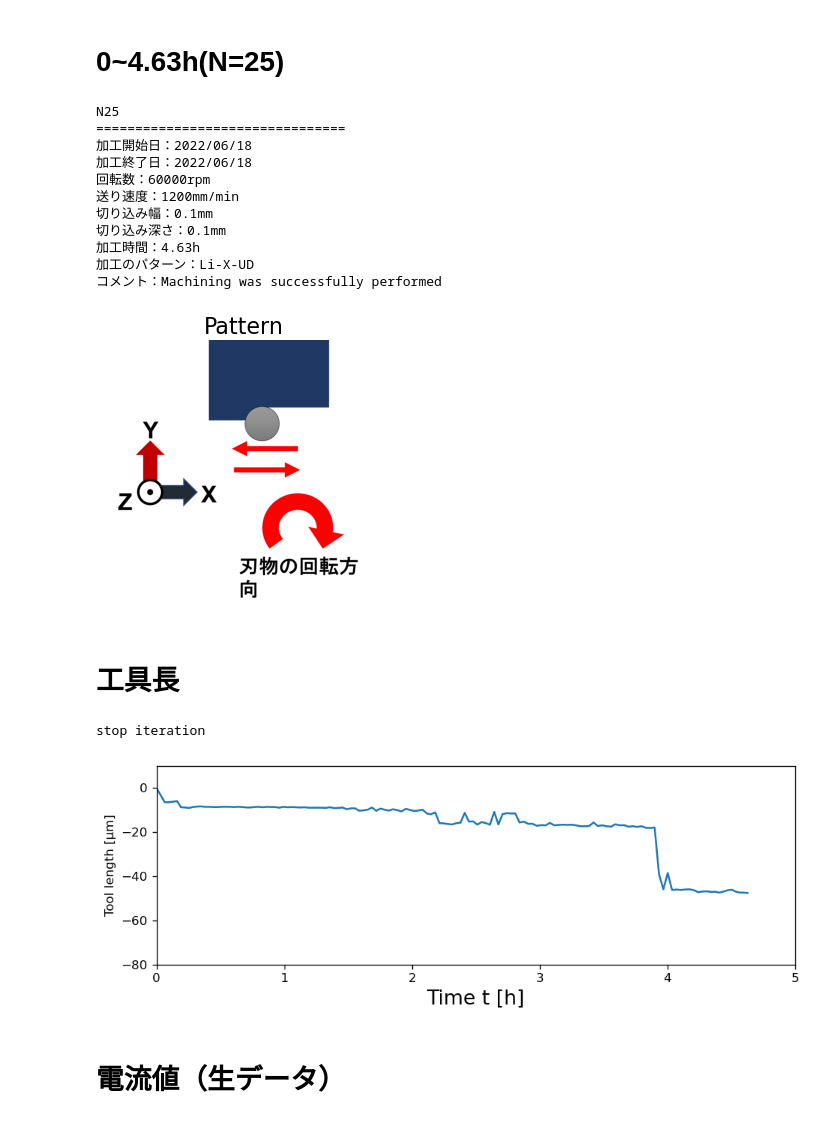
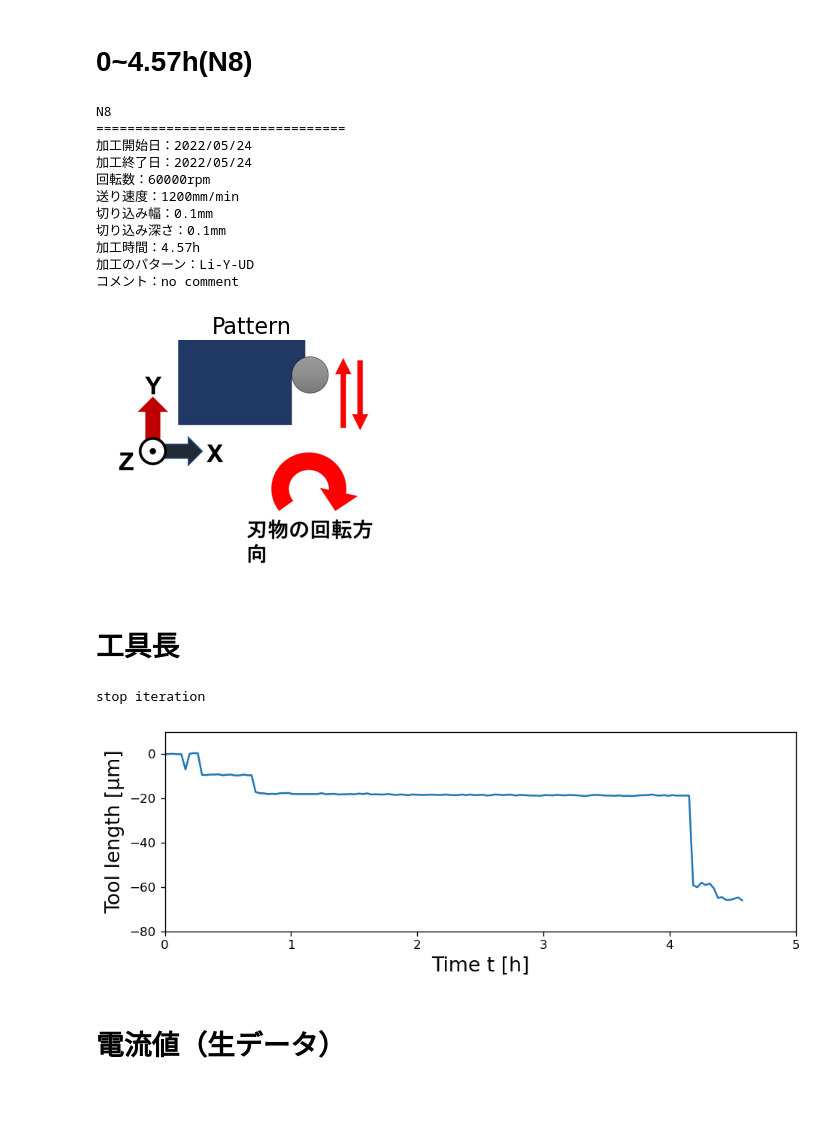
Before and after one commit to Naka-Yuhi/matome, a Jupyter notebook: cur_len.ipynb, the cells around one changed output. Drawn from its saved outputs; the diff is of its cells as text; code cells hidden in the pictures.

```diff
--- a/cur_len.ipynb
+++ b/cur_len.ipynb
@@ -1,29 +1,29 @@
 # %% [markdown]
-# 0~4.63h(N=25)
+# 0~4.57h(N8)
 # %%
 import py_module.negenovation as ngi
 import numpy as np
 import os
 
 
 par_dir = os.path.abspath(os.path.join( os.pardir ))
 config = ngi.readyaml(par_dir)
 ngi.show_pattern_img(config)
 #現在の階層の一つ上のフォルダを指定
-all_data, length,fig_title = ngi.readtxt2(par_dir,return_type='combine')
+all_data, length,fig_title = ngi.readtxt2(par_dir,data_offset=10,return_type='combine')
 # %% [output]
-N25
+N8
 ================================
-加工開始日：2022/06/18
-加工終了日：2022/06/18
+加工開始日：2022/05/24
+加工終了日：2022/05/24
 回転数：60000rpm
 送り速度：1200mm/min
 切り込み幅：0.1mm
 切り込み深さ：0.1mm
-加工時間：4.63h
-加工のパターン：Li-X-UD
-コメント：Machining was successfully performed
+加工時間：4.57h
+加工のパターン：Li-Y-UD
+コメント：no comment
-[figure, old version]
+[figure, new version]
 # %% [markdown]
 # 工具長
 # %%
@@ -62,7 +62,8 @@ for i in range(length.shape[0]):
     ax.plot(length[:,0],length[:,2],c='b',zorder=1)
 
     plt.xlabel("Time t [h]")
-    plt.ylabel("Variations in tool length [μm]")
+    plt.ylabel("The change in tool length [μm]")
+    fig.tight_layout()
     fig.savefig("./image/length/" + str(round(length[i,0]*60,1)) + "min_length.png")
     plt.clf()
 
@@ -71,7 +72,7 @@ ax = fig0.subplots(1,1)
 fig0.gca().get_yaxis().get_major_formatter().set_useOffset(False)
 ax.plot(length[:,0],length[:,2])
 ax.set_xlabel("Time t [h]",fontsize=16)
-ax.set_ylabel("Tool length [μm]",fontsize=10)
+ax.set_ylabel("Tool length [μm]",fontsize=16)
 ax.set_ylim(-80,10)
 ax.set_xlim(0,5)
 #ax.set_title("N14",fontsize=20)
@@ -80,4 +81,4 @@ fig.savefig("./image/length/length.png")
 plt.show()
 # %% [output]
 stop iteration
-[figure, old version]
+[figure, new version]
```
Also changed, not shown: parts of 5 cells of this notebook, 3 other files.
